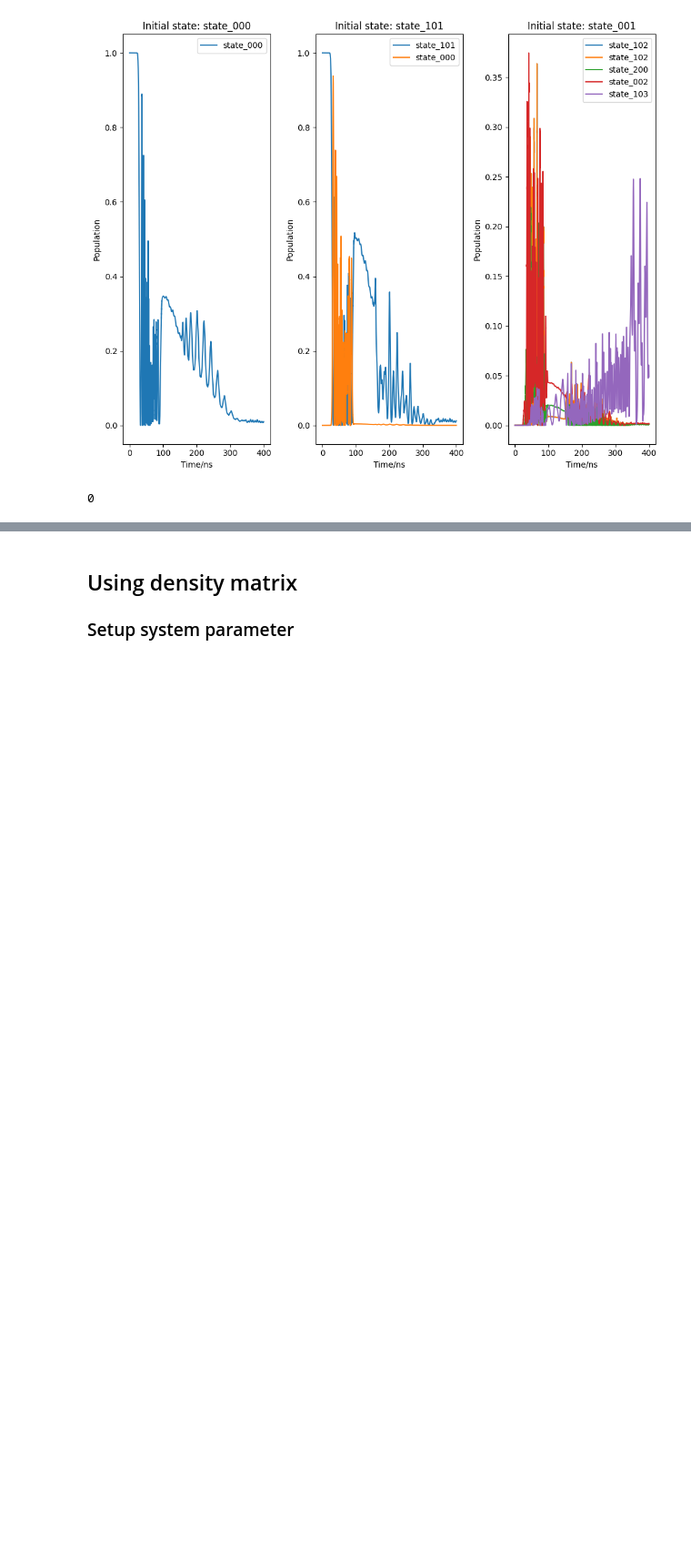
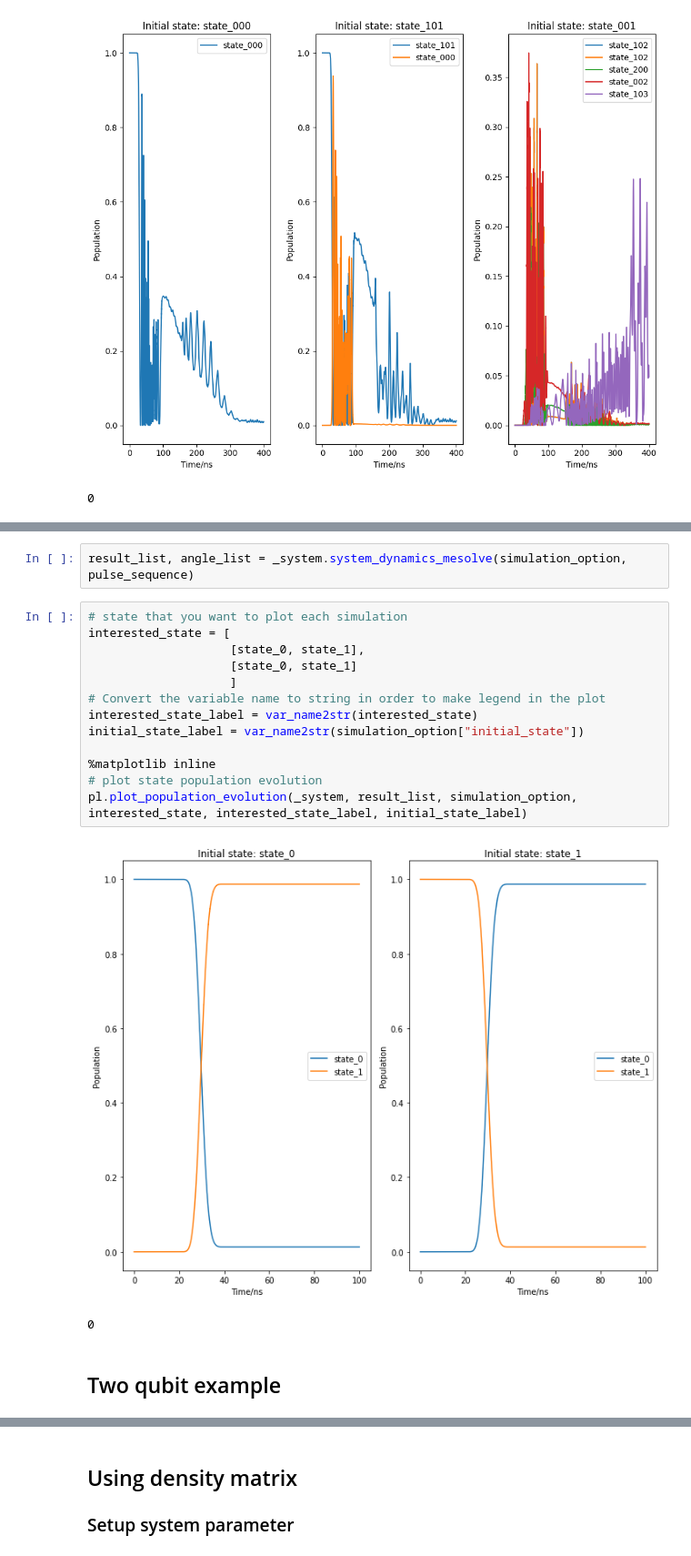
Before and after one commit to RunawayFancy/QuSim, a Jupyter notebook: Tutorial/transmon_tutorial/System_dynamics.ipynb, the cells around one changed output, grey strips where cells are left out. Shown at 91% size. Saved outputs shown, nothing was run; the diff lists cells and outputs as text; blank space fills up the shorter version.

```diff
--- a/Tutorial/transmon_tutorial/System_dynamics.ipynb
+++ b/Tutorial/transmon_tutorial/System_dynamics.ipynb
@@ -314,0 +361,20 @@ pl.plot_population_evolution(_system, result_list, simulation_option, interested
+# %%
+result_list, angle_list = _system.system_dynamics_mesolve(simulation_option, pulse_sequence)
+# %%
+# state that you want to plot each simulation
+interested_state = [
+                    [state_0, state_1],
+                    [state_0, state_1]
+                    ]
+# Convert the variable name to string in order to make legend in the plot
+interested_state_label = var_name2str(interested_state)
+initial_state_label = var_name2str(simulation_option["initial_state"])
+
+%matplotlib inline
+# plot state population evolution
+pl.plot_population_evolution(_system, result_list, simulation_option, interested_state, interested_state_label, initial_state_label)
+# %% [output]
+[figure, added]
+0
+# %% [markdown]
+## Two qubit example
```
Also changed, not shown: parts of 10 cells of this notebook, 28 other files.
